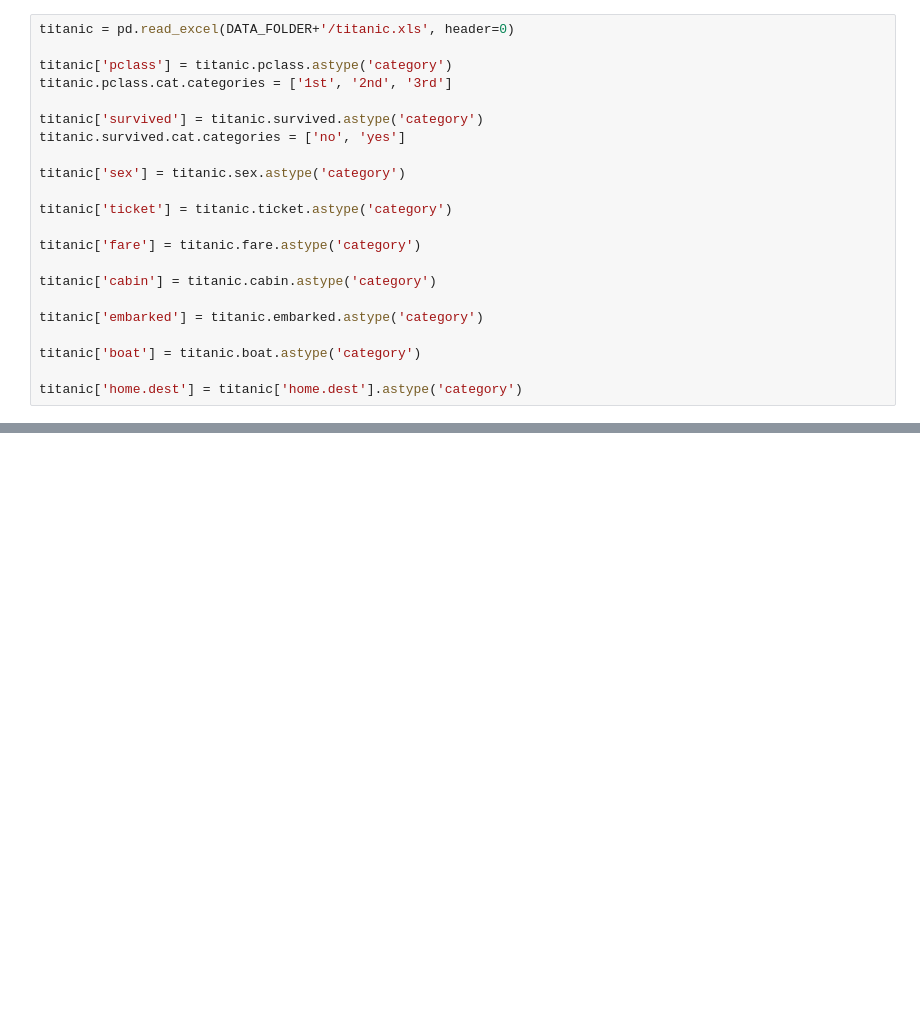
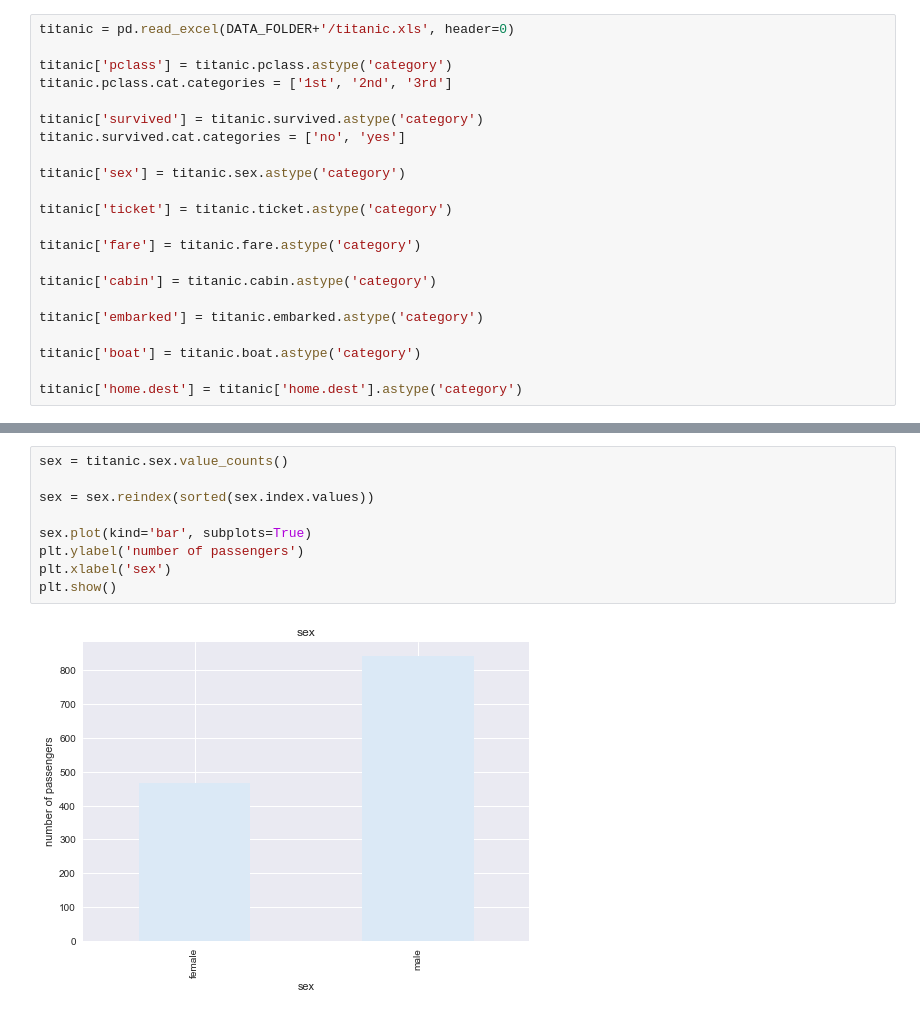
Before and after one commit to mj2905/ProjectMYP, a Jupyter notebook: Marc/HW1/Homework 1.ipynb, the cells around one changed output, grey strips where cells are left out. Drawn from its saved outputs; the diff is of its cells as text; blank space fills up the shorter version.

```diff
--- a/Marc/HW1/Homework 1.ipynb
+++ b/Marc/HW1/Homework 1.ipynb
@@ -395,2 +421,13 @@ titanic['home.dest'] = titanic['home.dest'].astype('category')
+# %%
+sex = titanic.sex.value_counts()
+
+sex = sex.reindex(sorted(sex.index.values))
+
+sex.plot(kind='bar', subplots=True)
+plt.ylabel('number of passengers')
+plt.xlabel('sex')
+plt.show()
+# %% [output]
+[figure, added]
 # %%
 age_categories = [0,10,20,30,40,50,60,70,80]
```
Also changed, not shown: parts of 8 cells of this notebook.
